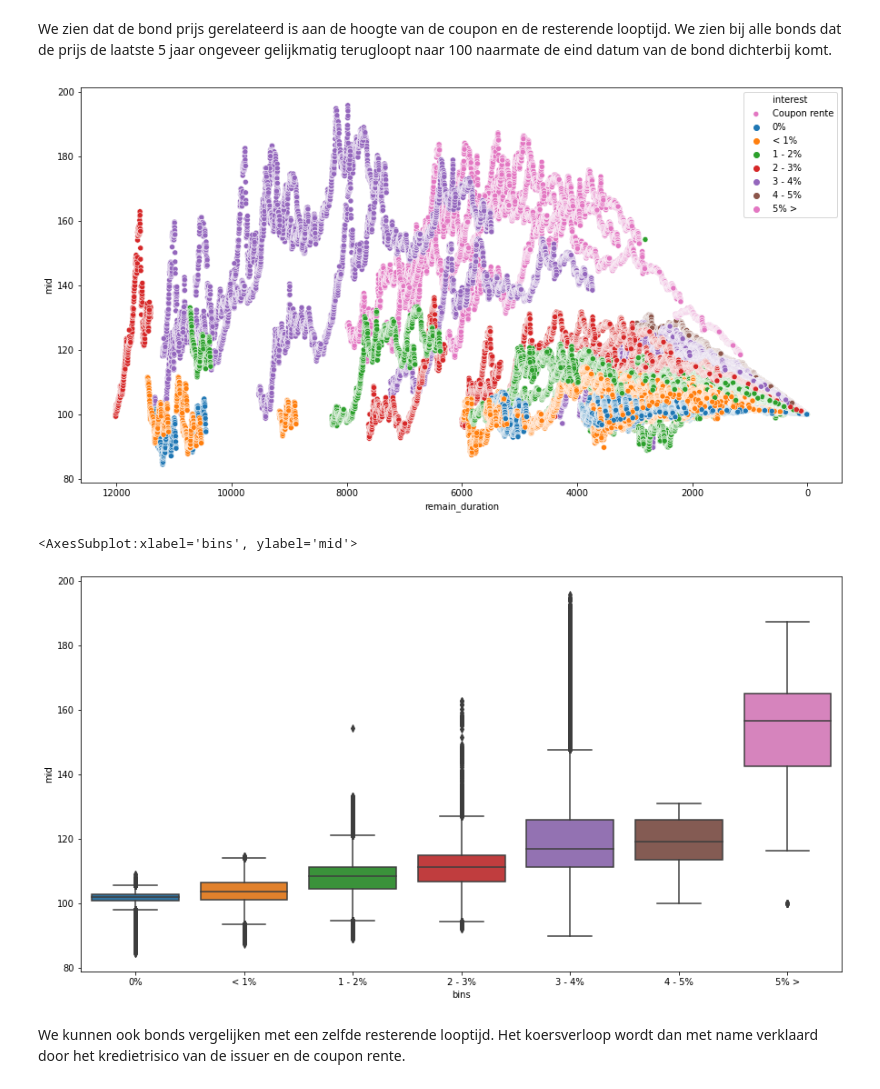
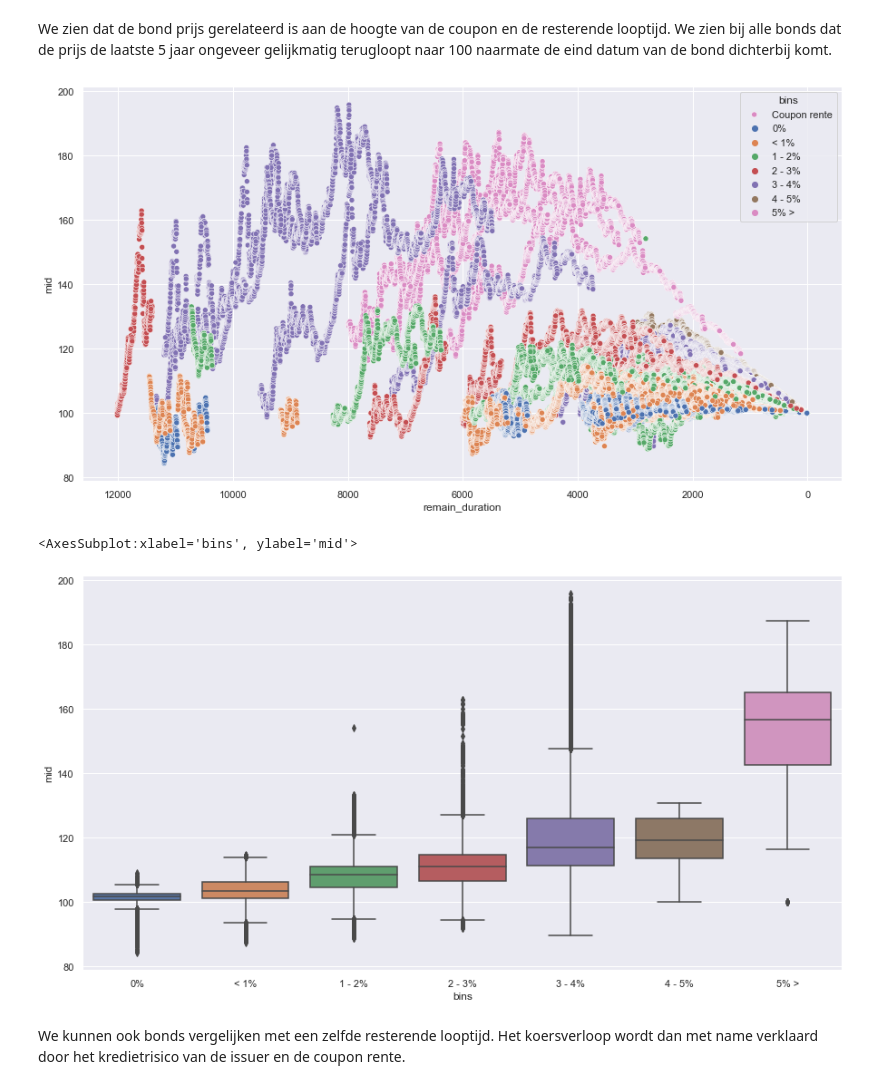
Before and after one commit to Merijn68/BondTrading, a Jupyter notebook: notebooks/03_data_exploratie.ipynb, the cells around one changed output. Cells and saved outputs as stored; diff of their text form; code cells hidden in the pictures.

```diff
--- a/notebooks/03_data_exploratie.ipynb
+++ b/notebooks/03_data_exploratie.ipynb
@@ -31,4 +38,4 @@ df_bonds = make_dataset.read_pkl('bonds')
 # %%
-plt.figure(figsize=(15,8))
-visualize.countplot(data = df_bonds, x = 'issuer_name')
+sns.set(rc={'figure.figsize':(11,11)})
+visualize.countplot(data = df_bonds, x = ['issuer_name', 'issue_rating','country','cfi_code'], subplots = True, ncols = 1, other_category = True)
 # %% [output]
@@ -113,22 +83,20 @@ sns.lineplot(data = df_nl_10y, x = 'rate_dt', y = 'mid', hue = 'issue')
 We zien dat de bond prijs gerelateerd is aan de hoogte van de coupon en de resterende looptijd.
 We zien bij alle bonds dat de prijs de laatste 5 jaar ongeveer gelijkmatig terugloopt naar 100 naarmate de eind datum van de bond dichterbij komt.
 # %%
-plt.figure(figsize=(15,8))
-
 df_bp =df_bp.assign(bins = pd.cut(df_bp["coupon"], [-1,0.001,1,2,3,4,5,10],
                         labels=['0%', '< 1%', '1 - 2%','2 - 3%', '3 - 4%','4 - 5%', '5% >']))
-ax = sns.scatterplot(data = df_bp, x = 'remain_duration', y = 'mid', hue = 'interest', label = 'Coupon rente')
+
+ax = visualize.scatterplot(data = df_bp, x = 'remain_duration', y = 'mid', hue = 'bins', label = 'Coupon rente', figsize=(15,8))
 ax.invert_xaxis()
 # %% [output]
-[figure, old version]
+[figure, new version]
 # %%
-plt.figure(figsize=(15,8))
 df_bp =df_bp.assign(bins = pd.cut(df_bp["coupon"], [-1,0.001,1,2,3,4,5,10],
                         labels=['0%', '< 1%', '1 - 2%','2 - 3%', '3 - 4%','4 - 5%', '5% >']))
-sns.boxplot(data = df_bp, x= 'bins', y = 'mid')
+visualize.boxplot(data = df_bp, x= 'bins', y = 'mid', figsize=(15,8))
 # %% [output]
 <AxesSubplot:xlabel='bins', ylabel='mid'>
-[figure, old version]
+[figure, new version]
 # %% [markdown]
 We kunnen ook bonds vergelijken met een zelfde resterende looptijd. Het koersverloop wordt dan met name verklaard door het kredietrisico van de issuer en de coupon rente.
 # %%
```
Also changed, not shown: parts of 14 cells of this notebook, 1 other file.
